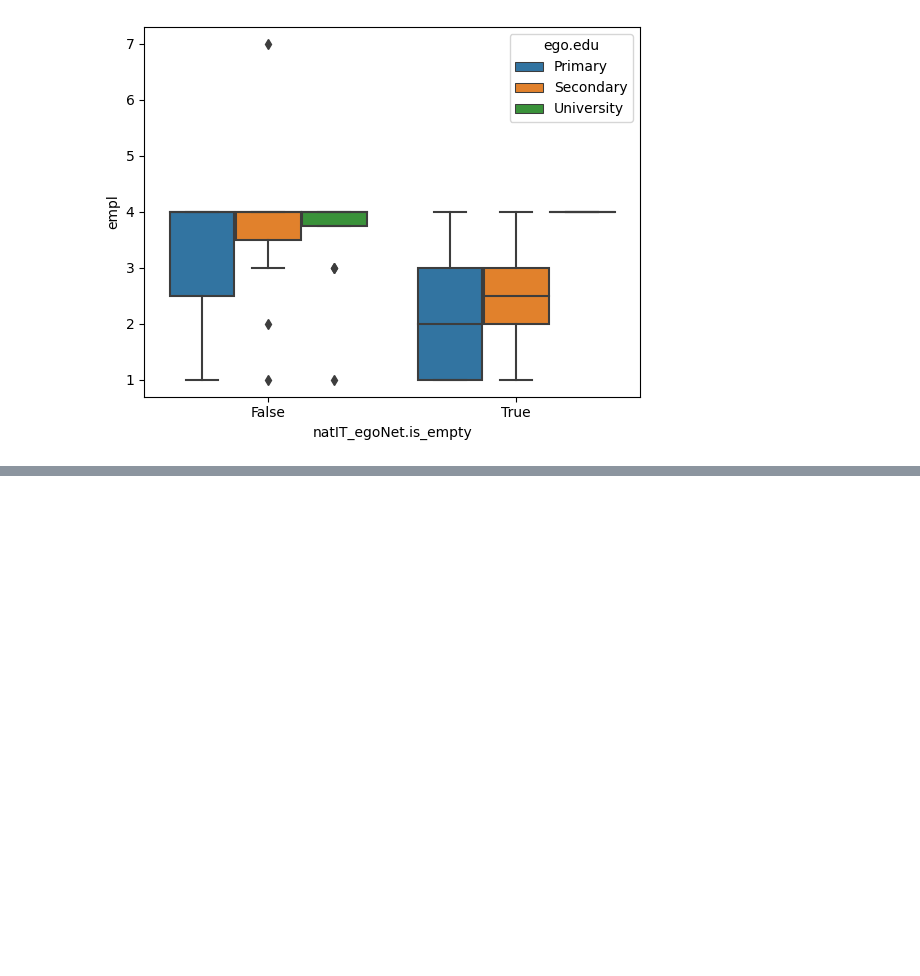
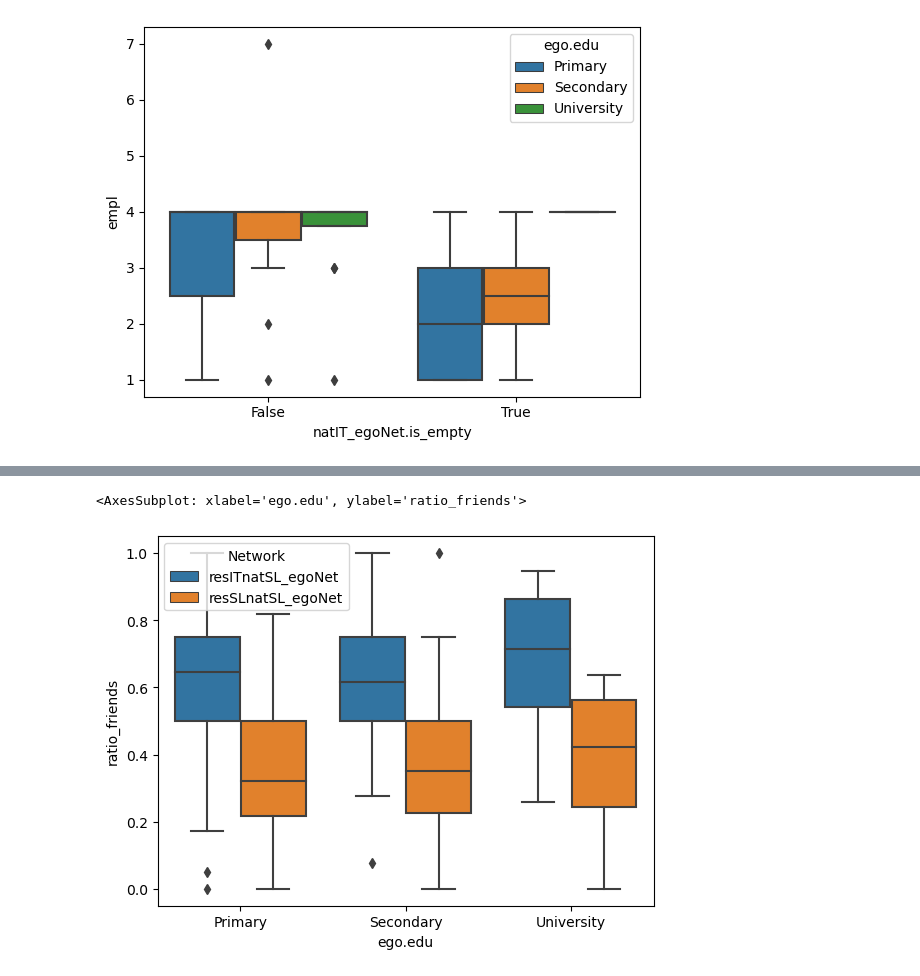
Before and after one commit to LeoMaurice/reseau_class, a Jupyter notebook: project_migrants/src/integration_analysis.ipynb, the cells around one changed output, grey strips where cells are left out. Saved outputs shown, nothing was run; the diff lists cells and outputs as text; code cells hidden in the pictures; blank space fills up the shorter version.

```diff
--- a/project_migrants/src/integration_analysis.ipynb
+++ b/project_migrants/src/integration_analysis.ipynb
@@ -307,0 +411,6 @@ sns.boxplot(data=Egos, x='natIT_egoNet.is_empty', y="empl", hue="ego.edu")
+# %%
+# Créer un box plot avec Seaborn
+sns.boxplot(data=pivot_df, x='ego.edu', y="ratio_friends", hue='Network')
+# %% [output]
+<AxesSubplot: xlabel='ego.edu', ylabel='ratio_friends'>
+[figure, added]
```
Also changed, not shown: parts of 15 cells of this notebook.
